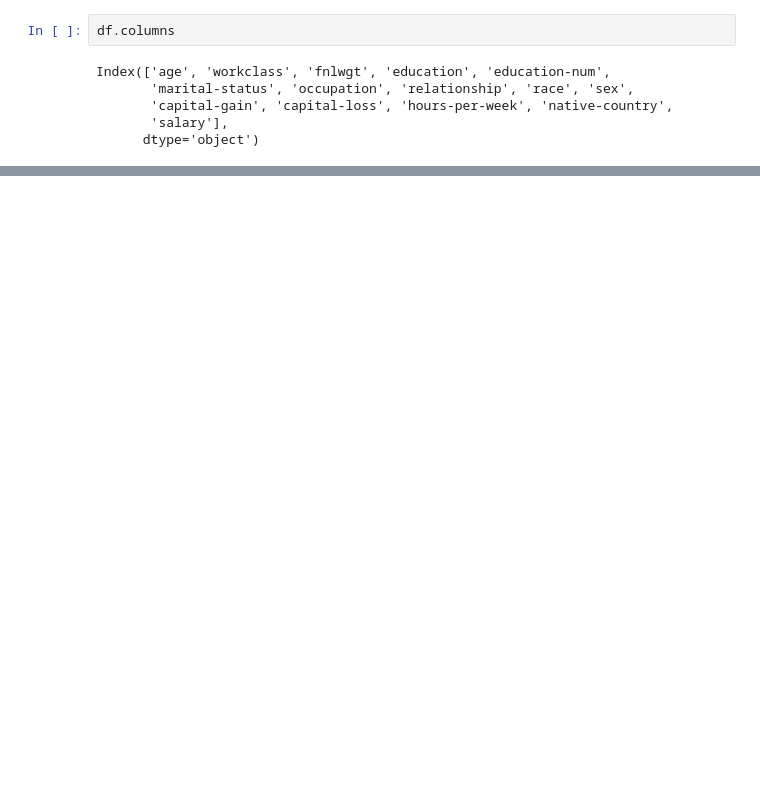
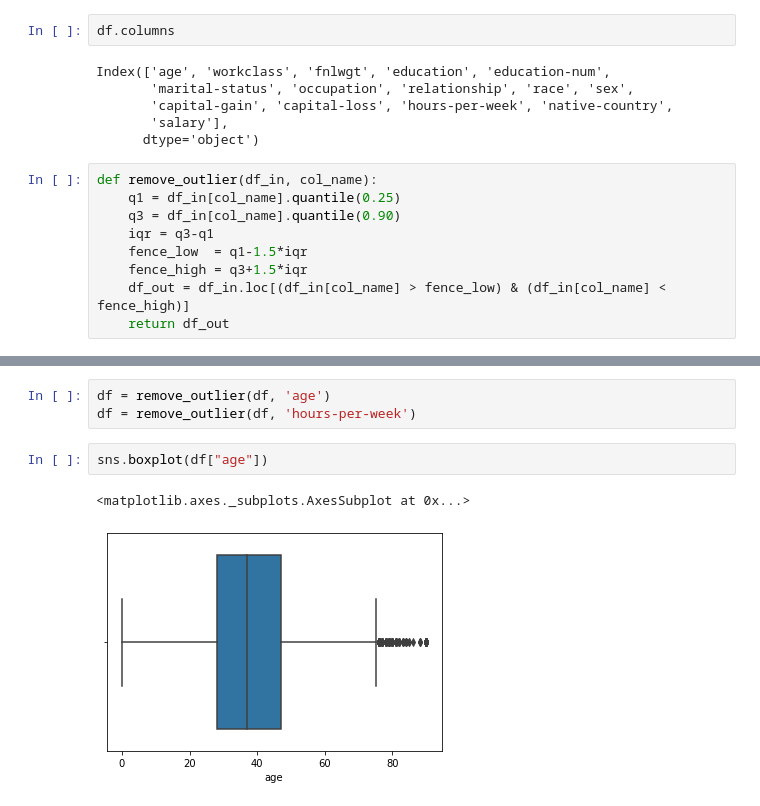
Before and after one commit to Arx1971/Predict-Person-Yearly-Salary, a Jupyter notebook: FinalProject_Spring2020.ipynb, the cells around one changed output, grey strips where cells are left out. Cells and saved outputs as stored; diff of their text form; blank space fills up the shorter version.

```diff
--- a/FinalProject_Spring2020.ipynb
+++ b/FinalProject_Spring2020.ipynb
@@ -138,4 +143,13 @@ Index(['age', 'workclass', 'fnlwgt', 'education', 'education-num',
        'capital-gain', 'capital-loss', 'hours-per-week', 'native-country',
        'salary'],
       dtype='object')
+# %%
+def remove_outlier(df_in, col_name):
+    q1 = df_in[col_name].quantile(0.25)
+    q3 = df_in[col_name].quantile(0.90)
+    iqr = q3-q1
+    fence_low  = q1-1.5*iqr
+    fence_high = q3+1.5*iqr
+    df_out = df_in.loc[(df_in[col_name] > fence_low) & (df_in[col_name] < fence_high)]
+    return df_out
 # %%
@@ -145,0 +165,8 @@ TypeError: unsupported operand type(s) for /: 'str' and 'int'
+# %%
+df = remove_outlier(df, 'age')
+df = remove_outlier(df, 'hours-per-week')
+# %%
+sns.boxplot(df["age"])
+# %% [output]
+<matplotlib.axes._subplots.AxesSubplot at 0x...>
+[figure, added]
```
Also changed, not shown: parts of 8 cells of this notebook.
